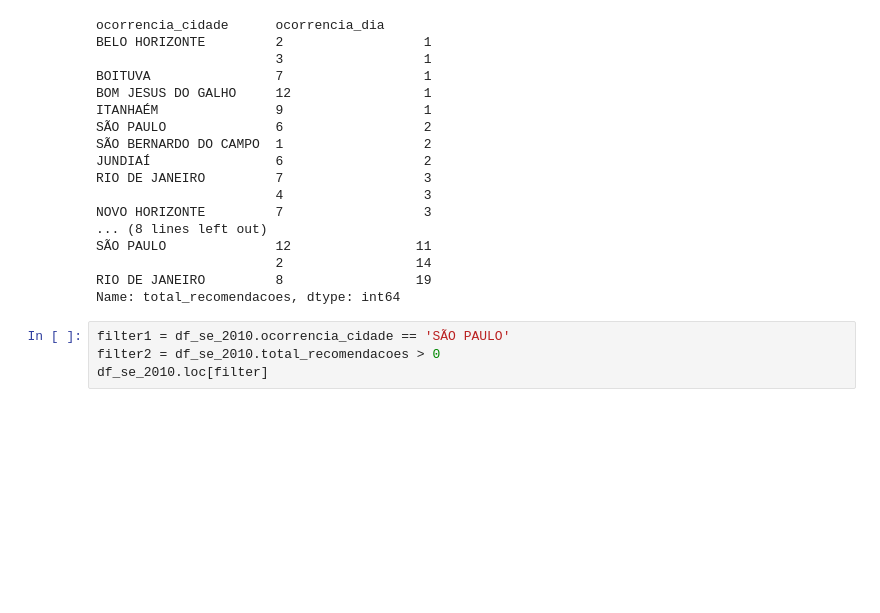
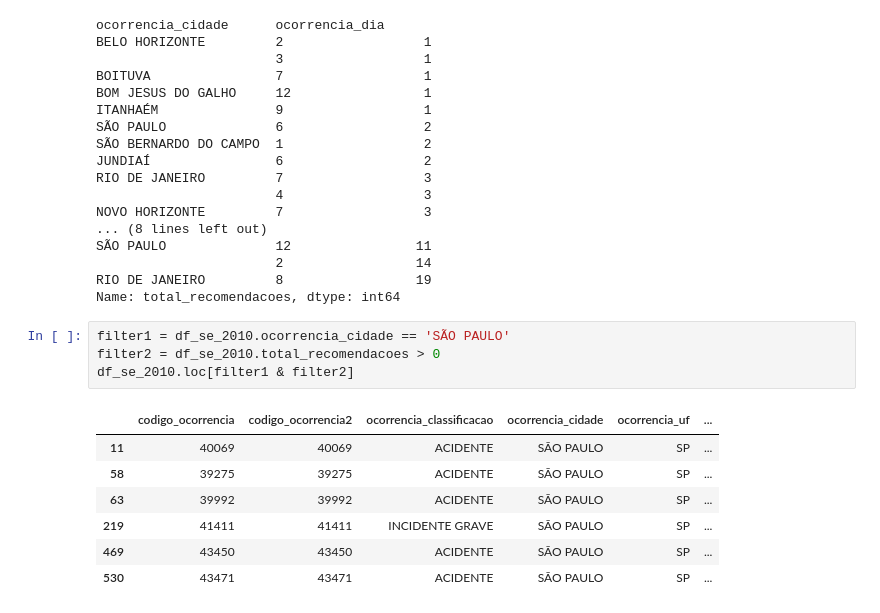
Before and after one commit to angelacpd/etl-dio, a Jupyter notebook: Transform.ipynb, the cells around one changed output. Saved outputs shown, nothing was run; the diff lists cells and outputs as text; blank space fills up the shorter version.

```diff
--- a/Transform.ipynb
+++ b/Transform.ipynb
@@ -917,4 +917,12 @@ Name: total_recomendacoes, dtype: int64
 # %%
 filter1 = df_se_2010.ocorrencia_cidade == 'SÃO PAULO'
 filter2 = df_se_2010.total_recomendacoes > 0
-df_se_2010.loc[filter]
+df_se_2010.loc[filter1 & filter2]
+# %% [output]
+|  | codigo_ocorrencia | codigo_ocorrencia2 | ocorrencia_classificacao | ocorrencia_cidade | ocorrencia_uf | ... |
+| 11 | 40069 | 40069 | ACIDENTE | SÃO PAULO | SP | ... |
+| 58 | 39275 | 39275 | ACIDENTE | SÃO PAULO | SP | ... |
+| 63 | 39992 | 39992 | ACIDENTE | SÃO PAULO | SP | ... |
+| 219 | 41411 | 41411 | INCIDENTE GRAVE | SÃO PAULO | SP | ... |
+| 469 | 43450 | 43450 | ACIDENTE | SÃO PAULO | SP | ... |
+| 530 | 43471 | 43471 | ACIDENTE | SÃO PAULO | SP | ... |
```
